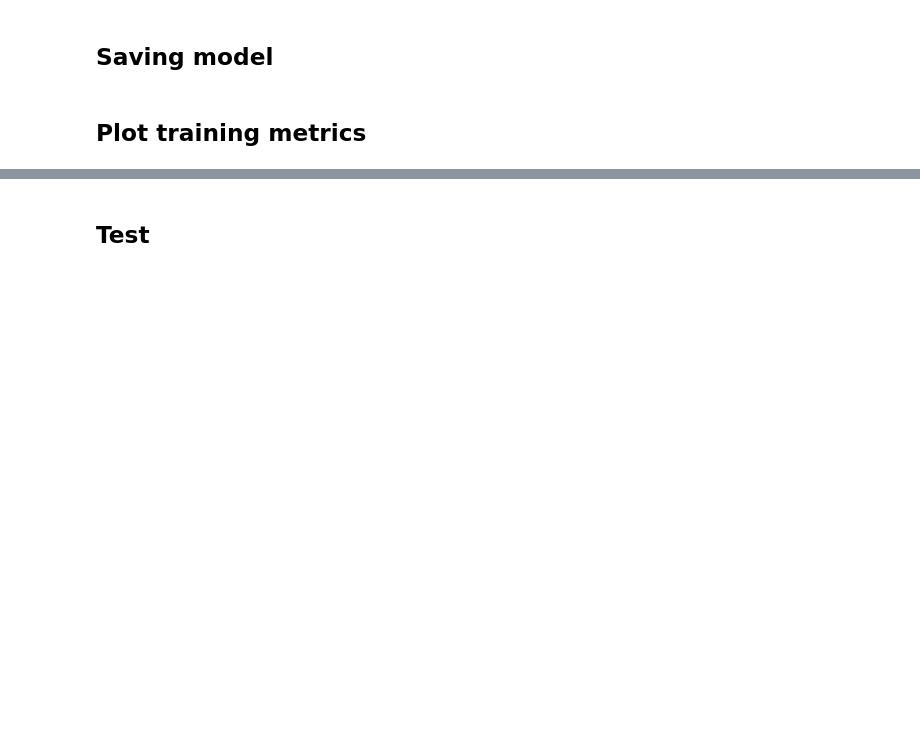
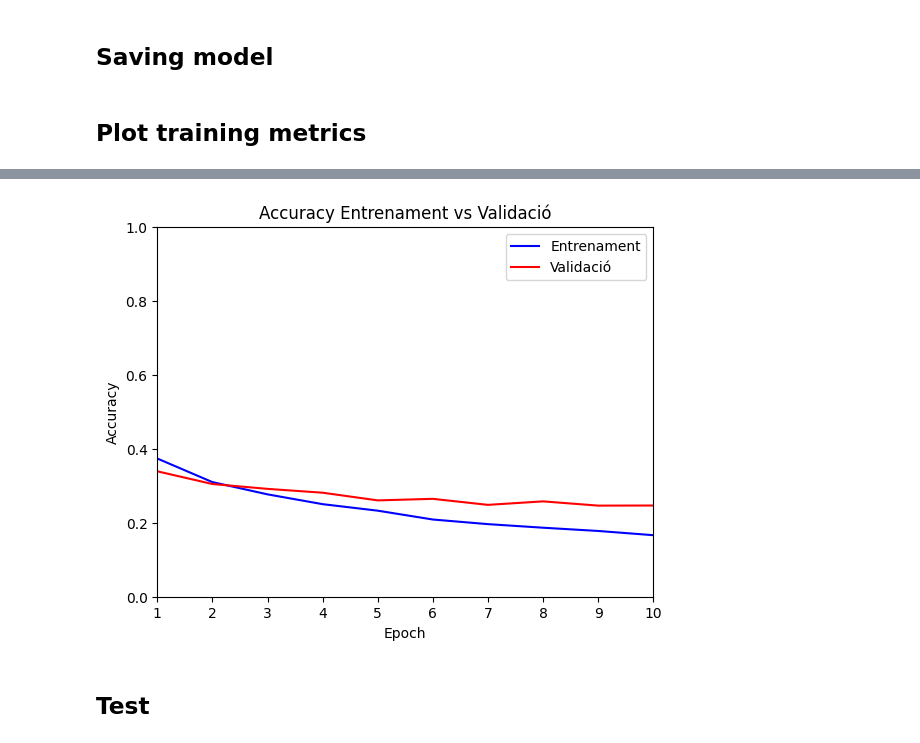
Before and after one commit to ocasalsmo/Edicio_de_video_multicamera, a Jupyter notebook: main.ipynb, the cells around one changed output, grey strips where cells are left out. Cells and saved outputs as stored; diff of their text form; code cells hidden in the pictures; blank space fills up the shorter version.

```diff
--- a/main.ipynb
+++ b/main.ipynb
@@ -497,3 +618,11 @@ make_line_plot(epochs, y_acc, "Accuracy", "Accuracy across training")
+# %%
+y_acc_train = np.array(accuracy)
+y_acc_val = np.array(validation_accuracy)
+epochs = np.array([1, 2, 3, 4, 5, 6, 7, 8, 9, 10])
+
+make_line_plot(epochs, y_loss_train, y_loss_val, "Accuracy", "Accuracy Entrenament vs Validació")
+# %% [output]
+[figure, added]
 # %% [markdown]
 ## Test
 # %%
```
Also changed, not shown: parts of 20 cells of this notebook, 1 other file.
